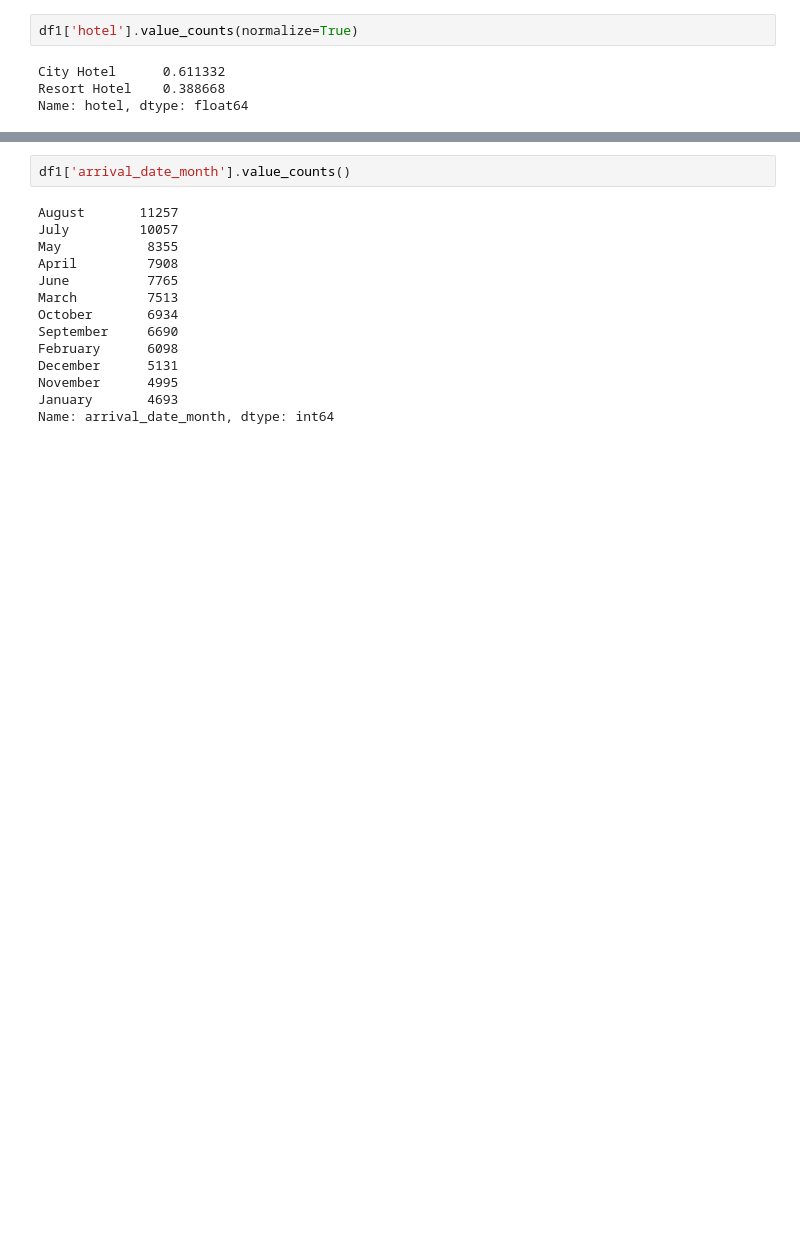
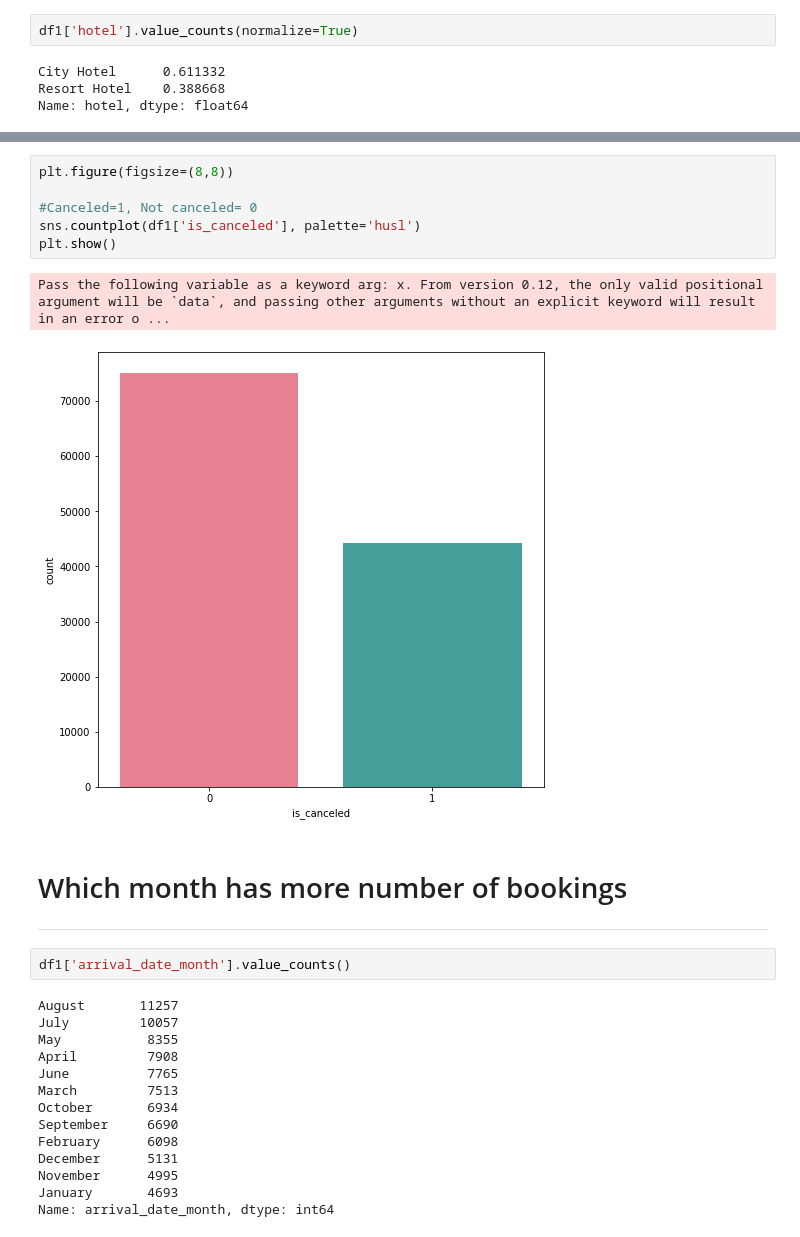
Before and after one commit to anshitagawade/Hotel-Booking-Analysis, a Jupyter notebook: Anshita_Gawade_EDA_Hotel_Booking_Analysis_Capstone_Project.ipynb, the cells around one changed output, grey strips where cells are left out. Drawn from its saved outputs; the diff is of its cells as text; blank space fills up the shorter version.

```diff
--- a/Anshita_Gawade_EDA_Hotel_Booking_Analysis_Capstone_Project.ipynb
+++ b/Anshita_Gawade_EDA_Hotel_Booking_Analysis_Capstone_Project.ipynb
@@ -236,3 +236,16 @@ Text(0, 0.5, 'Reservation Count')
+# %%
+plt.figure(figsize=(8,8))
+
+#Canceled=1, Not canceled= 0
+sns.countplot(df1['is_canceled'], palette='husl')
+plt.show()
+# %% [output]
+Pass the following variable as a keyword arg: x. From version 0.12, the only valid positional argument will be `data`, and passing other arguments without an explicit keyword will result in an error o ...
+[figure, added]
+# %% [markdown]
+#	Which month has more number of bookings
+
+---
 # %%
 df1['arrival_date_month'].value_counts()
 # %% [output]
```
Also changed, not shown: parts of 27 cells of this notebook.
